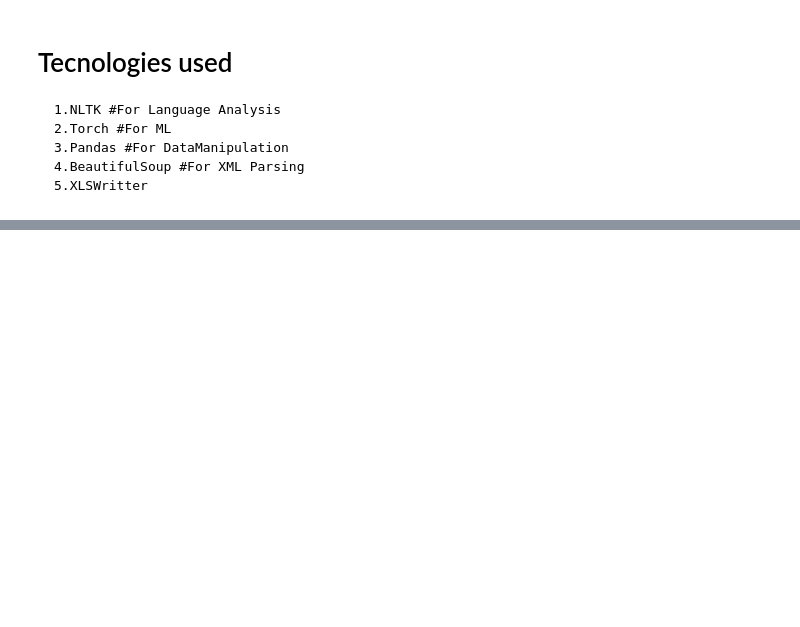
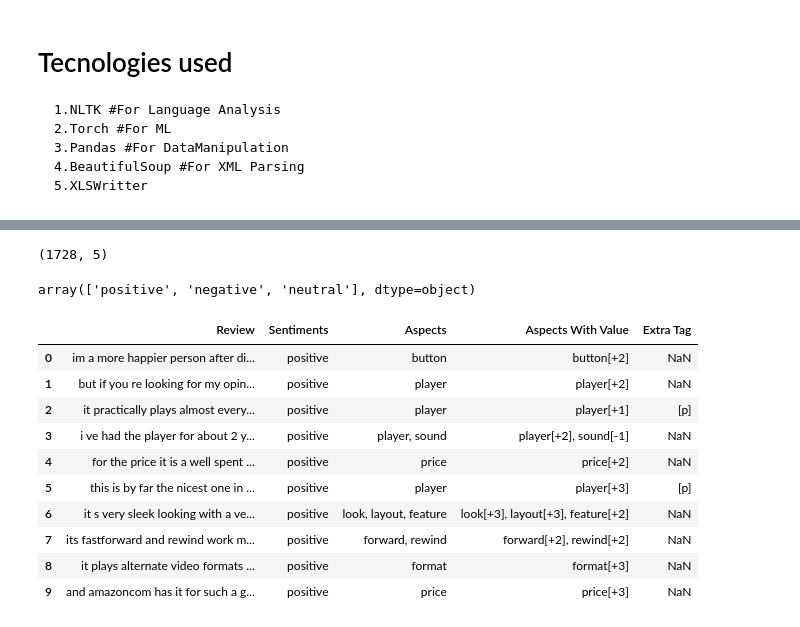
Before and after one commit to MFRSiam/SentimentAnalysis_CSE299, a Jupyter notebook: Project Notebook.ipynb, the cells around one changed output, grey strips where cells are left out. Cells and saved outputs as stored; diff of their text form; code cells hidden in the pictures; blank space fills up the shorter version.

```diff
--- a/Project Notebook.ipynb
+++ b/Project Notebook.ipynb
@@ -179,0 +193,22 @@ df = pd.DataFrame(np.random.rand(100, 5), columns=["a", "b", "c", "d", "e"])
+# %%
+df.shape
+# %% [output]
+(1728, 5)
+# %%
+df['Sentiments'].unique()
+# %% [output]
+array(['positive', 'negative', 'neutral'], dtype=object)
+# %%
+df.head(10)
+# %% [output]
+|  | Review | Sentiments | Aspects | Aspects With Value | Extra Tag |
+| 0 | im a more happier person after di... | positive | button | button[+2] | NaN |
+| 1 | but if you re looking for my opin... | positive | player | player[+2] | NaN |
+| 2 | it practically plays almost every... | positive | player | player[+1] | [p] |
+| 3 | i ve had the player for about 2 y... | positive | player, sound | player[+2], sound[-1] | NaN |
+| 4 | for the price it is a well spent ... | positive | price | price[+2] | NaN |
+| 5 | this is by far the nicest one in ... | positive | player | player[+3] | [p] |
+| 6 | it s very sleek looking with a ve... | positive | look, layout, feature | look[+3], layout[+3], feature[+2] | NaN |
+| 7 | its fastforward and rewind work m... | positive | forward, rewind | forward[+2], rewind[+2] | NaN |
+| 8 | it plays alternate video formats ... | positive | format | format[+3] | NaN |
+| 9 | and amazoncom has it for such a g... | positive | price | price[+3] | NaN |
```
Also changed, not shown: parts of 9 cells of this notebook, 7 other files.
